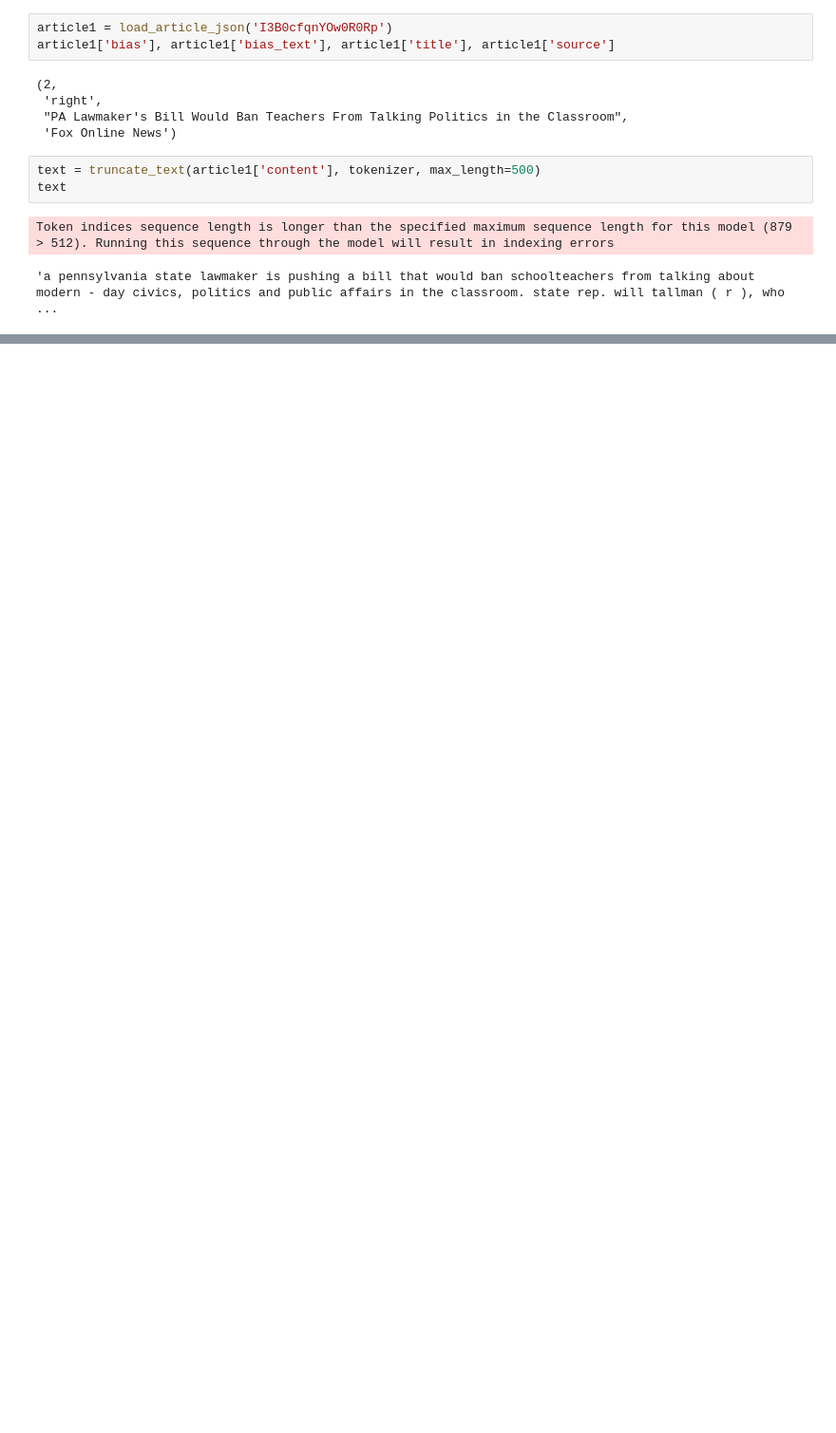
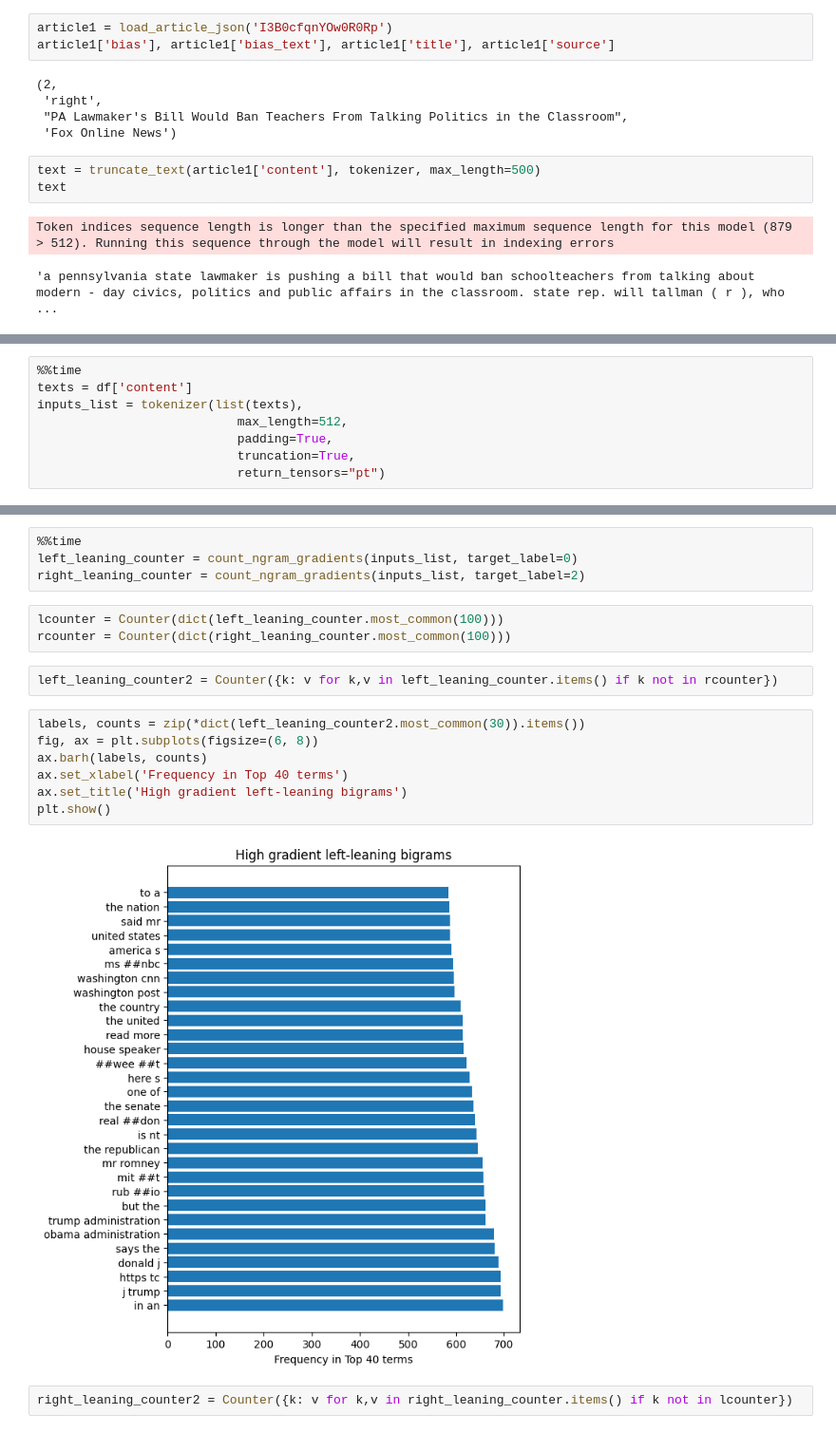
Before and after one commit to sltimmins/CS7322-Project, a Jupyter notebook: ArticleBias.ipynb, the cells around one changed output, grey strips where cells are left out. Shown: that part at 95% size. Drawn from its saved outputs; the diff is of its cells as text; blank space fills up the shorter version.

```diff
--- a/ArticleBias.ipynb
+++ b/ArticleBias.ipynb
@@ -160,0 +202,8 @@ visualize_ngrams_gradients(gradients, inputs['input_ids'], tokenizer, n=10)
+# %%
+%%time
+texts = df['content']
+inputs_list = tokenizer(list(texts),
+                           max_length=512,
+                           padding=True,
+                           truncation=True,
+                           return_tensors="pt")
@@ -160,0 +213,20 @@ visualize_ngrams_gradients(gradients, inputs['input_ids'], tokenizer, n=10)
+# %%
+%%time
+left_leaning_counter = count_ngram_gradients(inputs_list, target_label=0)
+right_leaning_counter = count_ngram_gradients(inputs_list, target_label=2)
+# %%
+lcounter = Counter(dict(left_leaning_counter.most_common(100)))
+rcounter = Counter(dict(right_leaning_counter.most_common(100)))
+# %%
+left_leaning_counter2 = Counter({k: v for k,v in left_leaning_counter.items() if k not in rcounter})
+# %%
+labels, counts = zip(*dict(left_leaning_counter2.most_common(30)).items())
+fig, ax = plt.subplots(figsize=(6, 8))
+ax.barh(labels, counts)
+ax.set_xlabel('Frequency in Top 40 terms')
+ax.set_title('High gradient left-leaning bigrams')
+plt.show()
+# %% [output]
+[figure, added]
+# %%
+right_leaning_counter2 = Counter({k: v for k,v in right_leaning_counter.items() if k not in lcounter})
```
Also changed, not shown: parts of 18 cells of this notebook.
